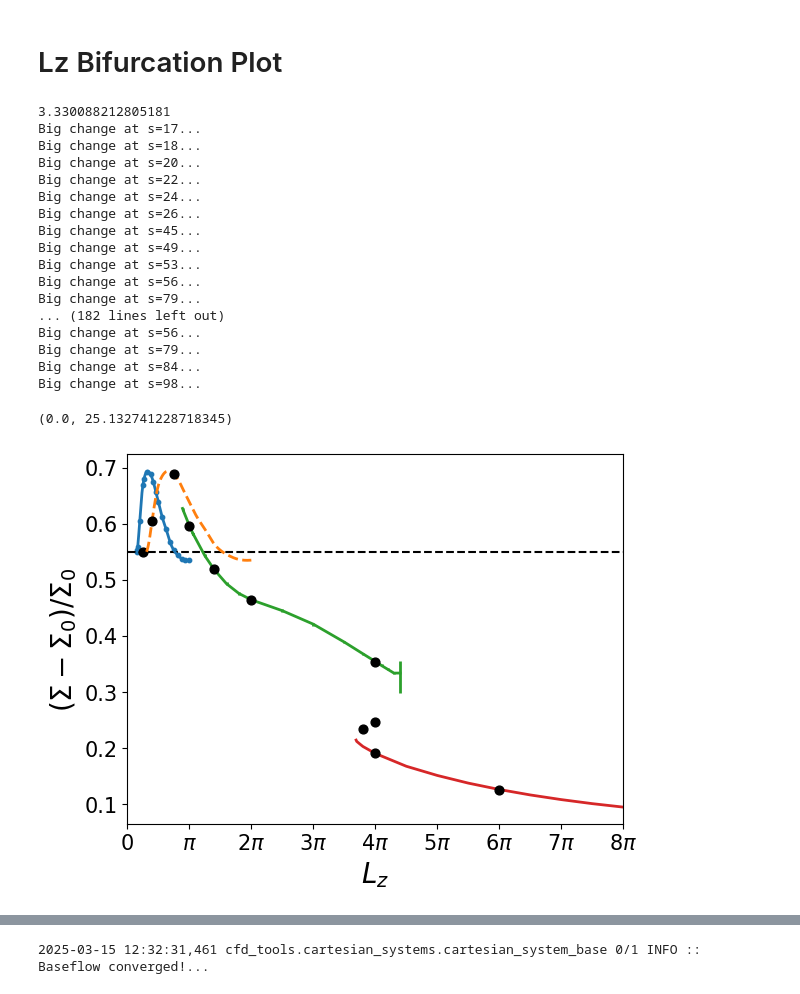
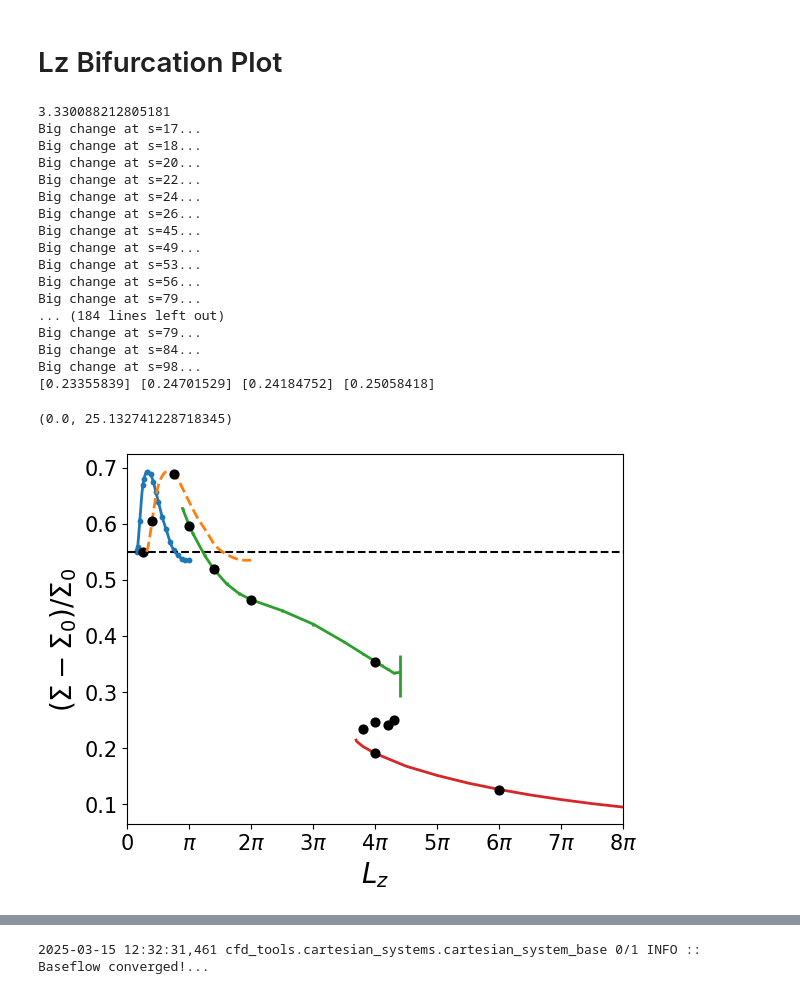
Before and after one commit to theolewy/vKolmogorov3D, a Jupyter notebook: jupyter_notebooks/arrowhead3D.ipynb, the cells around one changed output, grey strips where cells are left out. Saved outputs shown, nothing was run; the diff lists cells and outputs as text; code cells hidden in the pictures.

```diff
--- a/jupyter_notebooks/arrowhead3D.ipynb
+++ b/jupyter_notebooks/arrowhead3D.ipynb
@@ -897,38 +897,40 @@ plt.plot(Lz_list_plot, metric_list, color='tab:red', linewidth=2, zorder=1)
 plt.scatter([Lz_list_plot[4], Lz_list_plot[-5]], [metric_list[4], metric_list[-5]], color='black', s=40, zorder=2)
 
 # edge states
 metric_3_8pi = get_edge_metric(fpath="/nfs/st01/hpc-fluids-rrk26/tal43/vKolmogorov3D/edge_track/edge_states/Lz_3,8pi.h5")
 metric_4pi = get_edge_metric(fpath="/nfs/st01/hpc-fluids-rrk26/tal43/vKolmogorov3D/edge_track/edge_states/Lz_4pi.h5")
-# metric_4_2pi = get_edge_metric(fpath="/nfs/st01/hpc-fluids-rrk26/tal43/vKolmogorov3D/edge_track/edge_states/Lz_4,2pi.h5")
+metric_4_2pi = get_edge_metric(fpath="/nfs/st01/hpc-fluids-rrk26/tal43/vKolmogorov3D/edge_track/edge_states/Lz_4,2pi.h5")
+metric_4_3pi = get_edge_metric(fpath="/nfs/st01/hpc-fluids-rrk26/tal43/vKolmogorov3D/edge_track/edge_states/Lz_4,3pi.h5")
 
-plt.scatter([3.8*np.pi, 4*np.pi], [metric_3_8pi, metric_4pi], color='black', s=40, zorder=2)
+print(metric_3_8pi, metric_4pi, metric_4_2pi, metric_4_3pi)
+plt.scatter([3.8*np.pi, 4*np.pi, 4.2*np.pi, 4.3*np.pi], [metric_3_8pi, metric_4pi, metric_4_2pi, metric_4_3pi], color='black', s=40, zorder=2)
 
 plt.xticks([0, np.pi, 2*np.pi, 3*np.pi, 4*np.pi, 5*np.pi, 6*np.pi, 7*np.pi, 8*np.pi], ['0', r'$\pi$', r'$2\pi$', r'$3\pi$', r'$4\pi$', r'$5\pi$', r'$6\pi$',  r'$7\pi$', r'$8\pi$'], fontsize=15)
 plt.yticks(fontsize=15)
 plt.xlabel(r'$L_z$', fontsize=20)
 plt.ylabel(r'$(\Sigma-\Sigma_0)/\Sigma_0$', fontsize=20)
 
 plt.xlim(0,8*np.pi)
 # %% [output]
 3.330088212805181
 Big change at s=17...
 Big change at s=18...
 Big change at s=20...
 Big change at s=22...
 Big change at s=24...
 Big change at s=26...
 Big change at s=45...
 Big change at s=49...
 Big change at s=53...
 Big change at s=56...
 Big change at s=79...
-... (182 lines left out)
-Big change at s=56...
+... (184 lines left out)
 Big change at s=79...
 Big change at s=84...
 Big change at s=98...
+[0.23355839] [0.24701529] [0.24184752] [0.25058418]
 (0.0, 25.132741228718345)
-[figure, old version]
+[figure, new version]
 # %%
 from tools.misc_tools import get_metric_from_params
 
```
Also changed, not shown: parts of 5 cells of this notebook, 2 other files.
